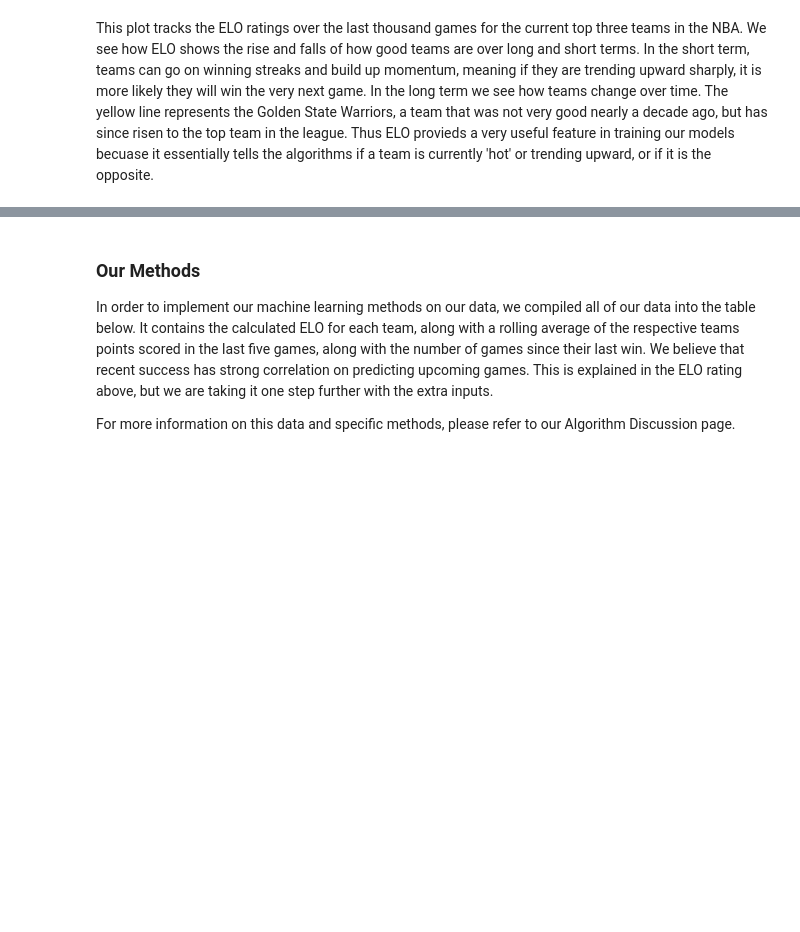
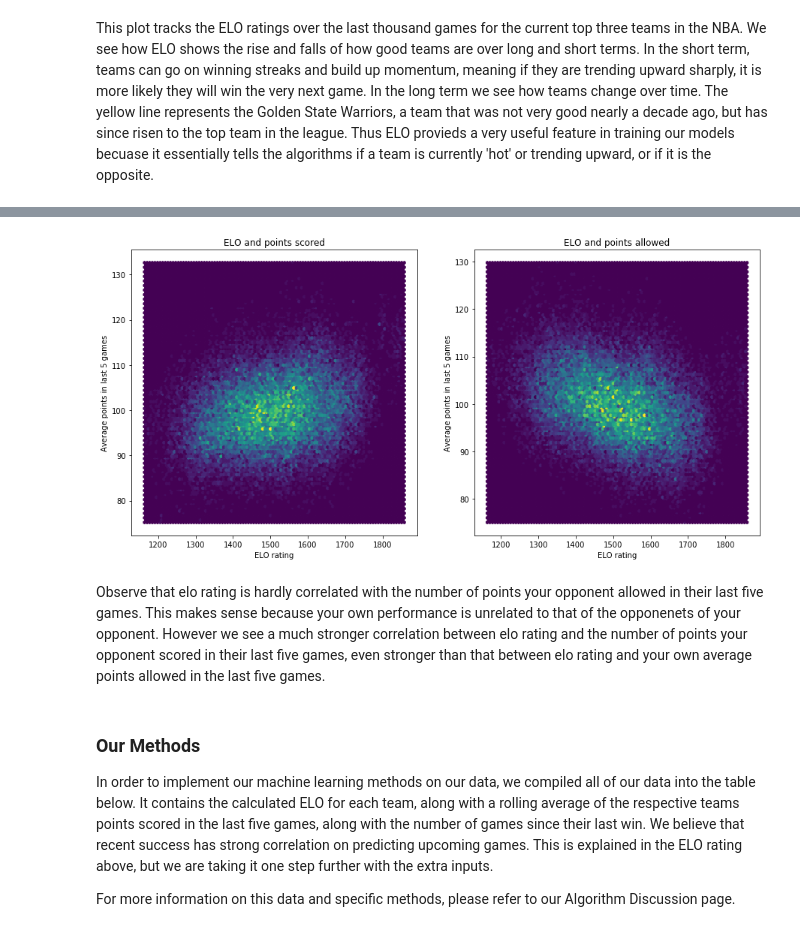
Before and after one commit to a-morr/nbacme, a Jupyter notebook: Final.ipynb, the cells around one changed output, grey strips where cells are left out. Cells and saved outputs as stored; diff of their text form; code cells hidden in the pictures; blank space fills up the shorter version.

```diff
--- a/Final.ipynb
+++ b/Final.ipynb
@@ -78,3 +110,30 @@ This plot tracks the ELO ratings over the last thousand games for the current to
+# %%
+filename = 'Algorithms_Data.csv'
+data = pd.read_csv(filename,index_col=None)
+data = data[-15000:]
+fig, A = plt.subplots(1,2, figsize=(15,7))
+
+temp1 = pd.concat([data['fran_elo'], data['opp_elo']])
+temp2 = pd.concat([data['RollAvg_A_5_pts'], data['RollAvg_B_5_pts']])
+
+A[0].hexbin(temp1,temp2)
+A[0].set_xlabel('ELO rating')
+A[0].set_ylabel('Average points in last 5 games')
+
+temp1 = pd.concat([data['fran_elo'], data['opp_elo']])
+temp2 = pd.concat([data['RollAvg_A_5_opp_pts'], data['RollAvg_B_5_opp_pts']])
+
+A[1].hexbin(temp1,temp2)
+A[1].set_xlabel('ELO rating')
+A[1].set_ylabel('Average points in last 5 games')
+
+A[0].set_title('ELO and points scored')
+A[1].set_title('ELO and points allowed')
+plt.show()
+# %% [output]
+[figure, added]
+# %% [markdown]
+Observe that elo rating is hardly correlated with the number of points your opponent allowed in their last five games.  This makes sense because your own performance is unrelated to that of the opponenets of your opponent.  However we see a much stronger correlation between elo rating and the number of points your opponent scored in their last five games, even stronger than that between elo rating and your own average points allowed in the last five games.
 # %% [markdown]
 ### Our Methods
 
```
Also changed, not shown: parts of 4 cells of this notebook, 7 other files.
